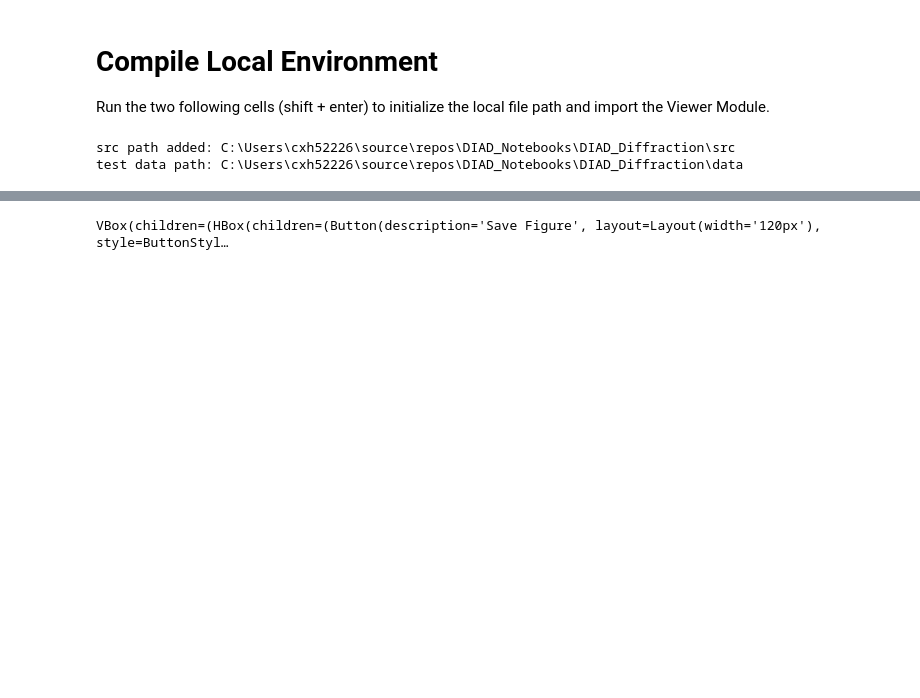
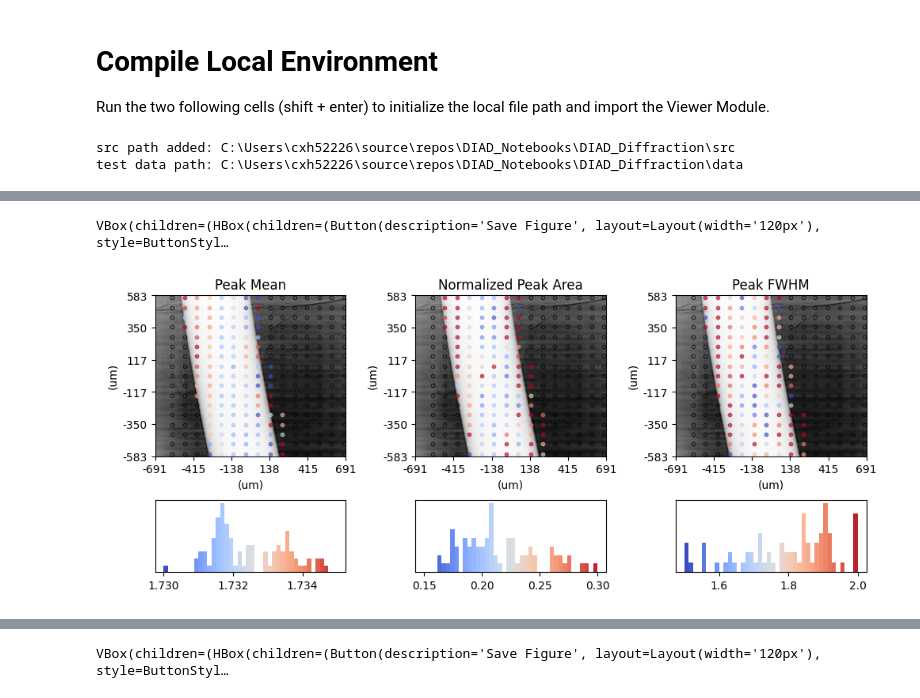
Before and after one commit to DIAD-beamline/DIAD_Diffraction, a Jupyter notebook: notebooks/ExampleNotebook_DiffractionDataAnalysis.ipynb, the cells around one changed output, grey strips where cells are left out. Drawn from its saved outputs; the diff is of its cells as text; code cells hidden in the pictures; blank space fills up the shorter version.

Commit message:
Update Diffraction analysis for Relative Peak Parameters Characterization

```diff
--- a/notebooks/ExampleNotebook_DiffractionDataAnalysis.ipynb
+++ b/notebooks/ExampleNotebook_DiffractionDataAnalysis.ipynb
@@ -61,0 +58,7 @@ Object parameters:
+# %%
+Relative = DiffractionDataAnalysis_Azzimuthal(
+    dat_path / "mg12123-1" / "processed" / "k11-66526-diffraction-DiffInt_AzzTxt.nxs",
+    dat_path / "mg12123-1" / "nexus" / "66350",
+    dat_path / "mg12123-1" / "nexus" / "k11-66525.nxs",
+    dat_path / "mg12123-1" / "processing" / "output")
+Relative.InputOutput()
@@ -62,3 +79,11 @@ Object parameters:
+# %%
+Relative.ImageCorrelatedCrystallography_Azimuthal_Relative(2.85,3.05, 5.00, 5.20,1,0.25,-1,'view',
+                                                             Mean_min=1.730, Mean_max=1.735,
+                                                             Area_min=0.15, Area_max=0.3,
+                                                             FWHM_min=1.5, FWHM_max=2.0)
+# %% [output]
+VBox(children=(HBox(children=(Button(description='Save Figure', layout=Layout(width='120px'), style=ButtonStyl…
+[figure, added]
 # %%
 Reference = DiffractionDataAnalysis_Azzimuthal(
     dat_path / "mg12123-1" / "processed" / "k11-66526-diffraction-DiffInt_AzzTxt.nxs",
```
Also changed, not shown: parts of 3 cells of this notebook, 4 other files.
